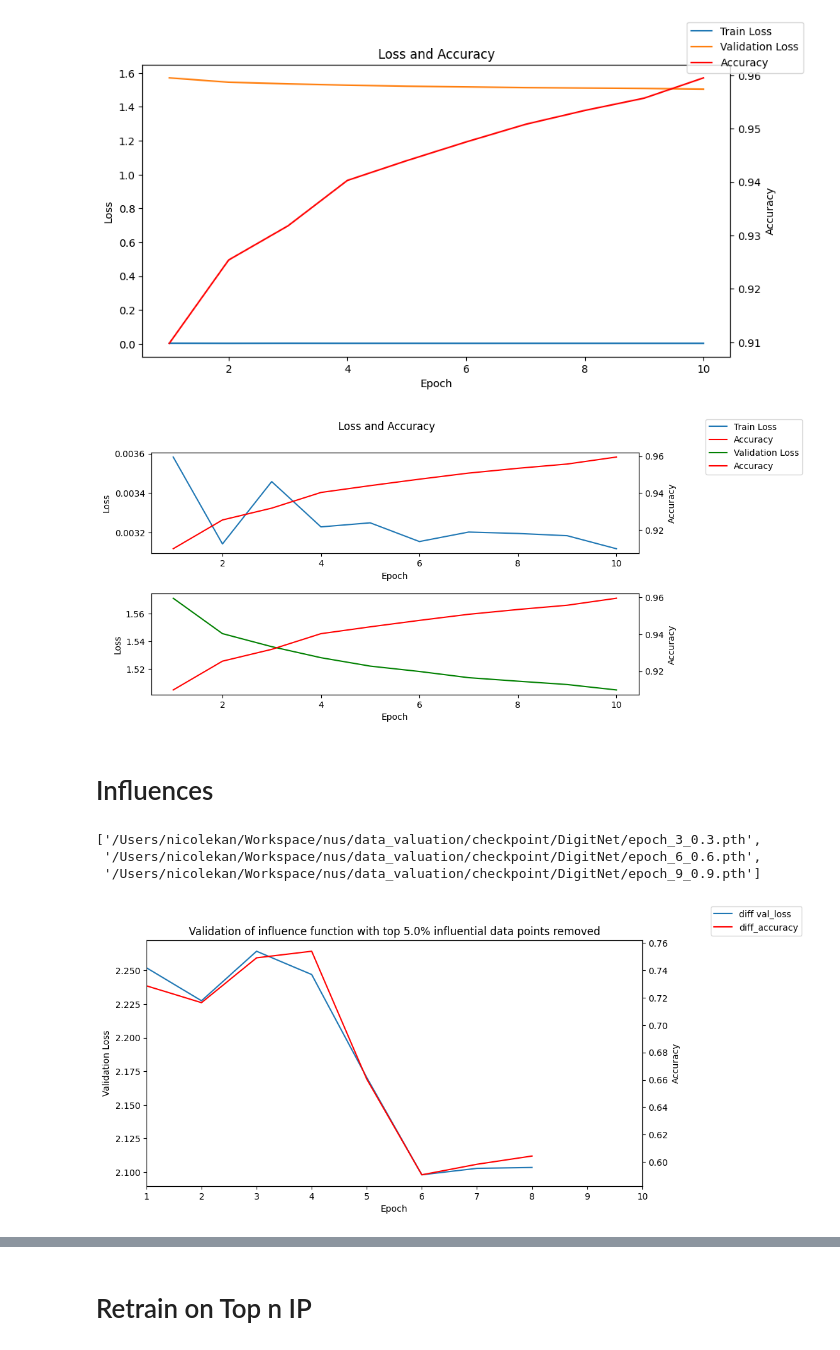
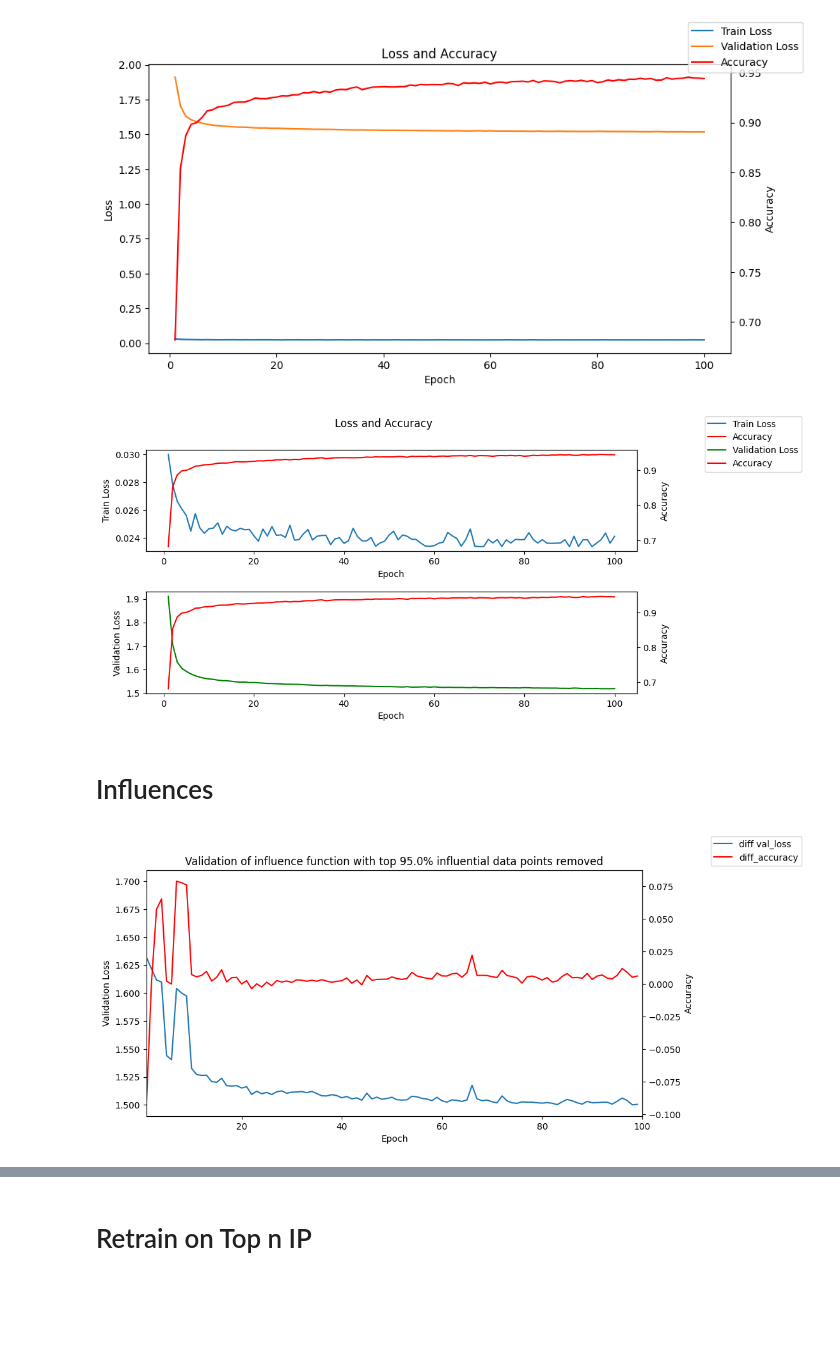
Before and after one commit to Rachelcoll/EULoInf, a Jupyter notebook: noteboooks/01_nn_models.ipynb, the cells around one changed output, grey strips where cells are left out. Drawn from its saved outputs; the diff is of its cells as text; code cells hidden in the pictures; blank space fills up the shorter version.

```diff
--- a/noteboooks/01_nn_models.ipynb
+++ b/noteboooks/01_nn_models.ipynb
@@ -26,3 +18,13 @@ checkpoint_labels =  list(range(ckpt_min, ckpt_max, ckpt_step))
+# %%
+dir_data="../data/"
+dir_tensors = os.path.join("../influences", "mnist")
+dir_ckpt = "../checkpoint/"
+dir_subset = os.path.join(dir_data,"subset_indices")
+num_epochs = 100
+ckpt_min = 1
+ckpt_max = 100
+p = 0.05
+checkpoint_labels =  list([1, 2, 3, 5, 7, 10, 15, 20, 40, 60, 80, 100])
 # %%
 transform = transforms.Compose([
     transforms.ToTensor(),
@@ -54,33 +57,32 @@ plt.title('Loss and Accuracy')
 fig.legend()
 plt.show()
 # %% [output]
-[figure, old version]
+[figure, new version]
 # %%
-x_vals = np.arange(1, 11)
 fig = plt.figure(figsize=(10, 5))
 ax1 = fig.add_subplot(211)
-ax1.plot(x_vals, train_losses, label='Train Loss')
+ax1.plot(epochs_range, train_losses, label='Train Loss')
 ax1.set_xlabel('Epoch')
-ax1.set_ylabel('Loss')
+ax1.set_ylabel('Train Loss')
 
 ax2 = ax1.twinx()
-ax2.plot(x_vals, accuracies, label='Accuracy', color='r')
+ax2.plot(epochs_range, accuracies, label='Accuracy', color='r')
 ax2.set_ylabel('Accuracy')
 
 ax3 = fig.add_subplot(212)
-ax3.plot(x_vals, validation_losses, label='Validation Loss', color='g')
+ax3.plot(epochs_range, validation_losses, label='Validation Loss', color='g')
 ax4 = ax3.twinx()
 ax3.set_xlabel('Epoch')
-ax3.set_ylabel('Loss')
-ax4.plot(x_vals, accuracies, label='Accuracy', color='r')
+ax3.set_ylabel('Validation Loss')
+ax4.plot(epochs_range, accuracies, label='Accuracy', color='r')
 ax4.set_ylabel('Accuracy')
 
 fig.suptitle('Loss and Accuracy')
 fig.legend(loc='upper left', bbox_to_anchor=(1, 1))
 plt.subplots_adjust(hspace=0.4)
 plt.show()
 # %% [output]
-[figure, old version]
+[figure, new version]
 # %% [markdown]
 # Influences
 # %%
@@ -127,12 +128,7 @@ mnist_ckpt_imgs = top_or_least_influences(mnist_influences, mnist_train, num_per
 num_data = len(mnist_train)
 x_vals =  list(range(1, num_epochs+1))
 # %%
-checkpoints_filepaths = [os.path.join(dir_ckpt, "DigitNet", f"epoch_{epoch}_{epoch/num_epochs}.pth") for epoch in checkpoint_labels]
-checkpoints_filepaths
+checkpoints_filepaths = [os.path.join(dir_ckpt, "DigitNet", f"DigitNet_epoch_{epoch}_{epoch/num_epochs}.pth") for epoch in checkpoint_labels]
-# %% [output]
-['/Users/nicolekan/Workspace/nus/data_valuation/checkpoint/DigitNet/epoch_3_0.3.pth',
- '/Users/nicolekan/Workspace/nus/data_valuation/checkpoint/DigitNet/epoch_6_0.6.pth',
- '/Users/nicolekan/Workspace/nus/data_valuation/checkpoint/DigitNet/epoch_9_0.9.pth']
 # %%
 fig, ax1 = plt.subplots(figsize=(10, 5))
 ax1.set_xlim(min(x_vals), max(x_vals))
@@ -157,7 +153,7 @@ plt.title(f'Validation of influence function with top {np.round(1-p, 2)*100}% in
 fig.legend(loc='upper left', bbox_to_anchor=(1,1))
 plt.show()
 # %% [output]
-[figure, old version]
+[figure, new version]
 # %%
 def calc_inter_dist(imgs):
     distances = euclidean_distances(imgs, imgs)
```
Also changed, not shown: parts of 17 cells of this notebook, 33 other files.
